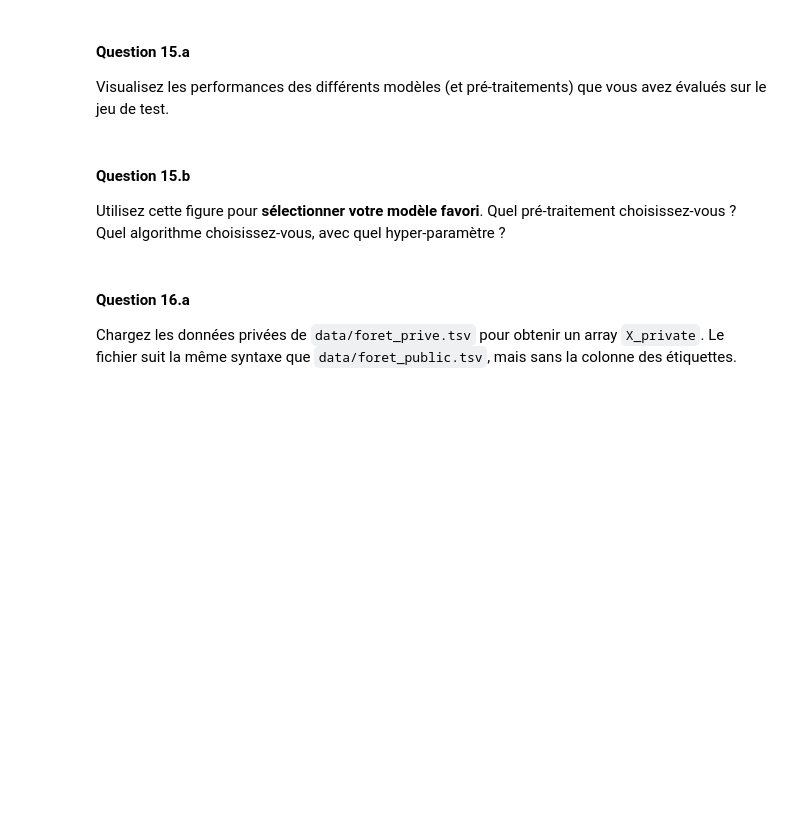
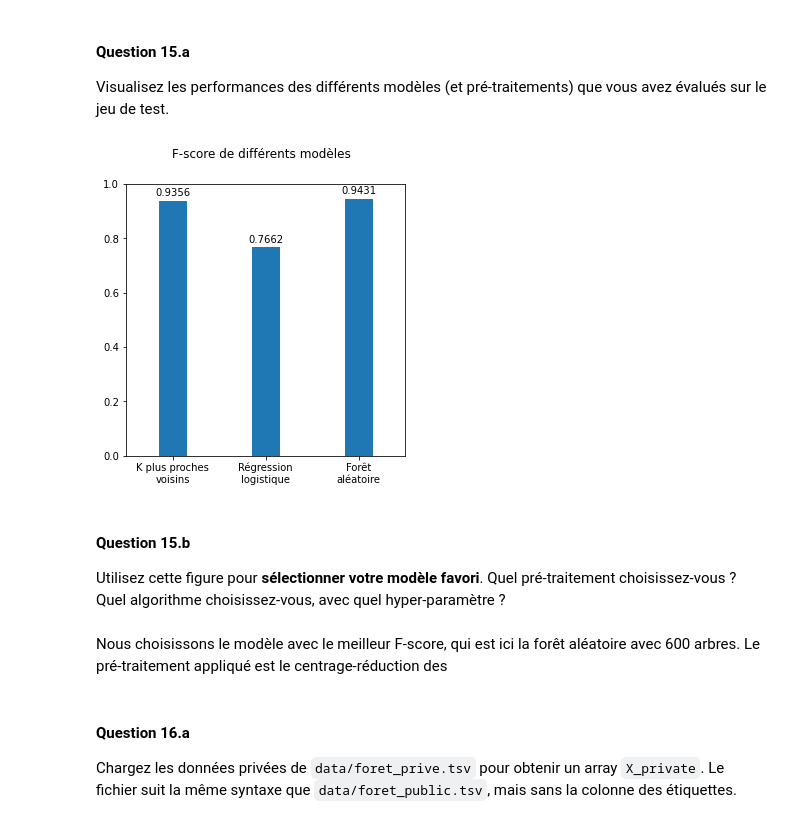
Before and after one commit to LouisJustinTALLOT/projet-science-donnees-bellon-tallot, a Jupyter notebook: Projet.ipynb, the cells around one changed output. Drawn from its saved outputs; the diff is of its cells as text; code cells hidden in the pictures; blank space fills up the shorter version.

```diff
--- a/Projet.ipynb
+++ b/Projet.ipynb
@@ -471,9 +464,44 @@ Le F-score de la forêt aléatoire vaut 0.9400.
 # %% [markdown]
 #### Question 15.a
 Visualisez les performances des différents modèles (et pré-traitements) que vous avez évalués sur le jeu de test.
+# %%
+# la liste contenant nos modèles
+liste_predictors = [
+    neighbors.KNeighborsClassifier(n_neighbors=3),
+    LogisticRegression(penalty='l2', C=3, max_iter=1000),
+    RandomForestClassifier(n_estimators=600),
+]
+# %%
+# on entraîne nos modèles sur nos données d'entraînement
+liste_predictors = [predictor.fit(X_train, y_train) for predictor in liste_predictors]
+# %%
+# on applique les modèles aux données de test
+liste_y_pred = [predictor.predict(X_test) for predictor in liste_predictors]
+# %%
+# on calcule le f-score de nos modèles
+liste_f1_score = [f1_score(y_test, y_pred) for y_pred in liste_y_pred]
+# %%
+plt.figure(figsize=(5, 5))
+
+plt.ylim(0,1)
+plt.xlim(-0.5,2.5)
+plt.bar(["K plus proches\nvoisins", "Régression\nlogistique", "Forêt\naléatoire"],
+        liste_f1_score,
+        width=0.3,
+)
+for x in [0, 1, 2]:
+    plt.gca().text(x, 1.015*liste_f1_score[x],
+                '%1.4f' % (liste_f1_score[x]),
+                ha='center', va='bottom')
+
+plt.suptitle("F-score de différents modèles");
+# %% [output]
+[figure, added]
 # %% [markdown]
 #### Question 15.b
 Utilisez cette figure pour __sélectionner votre modèle favori__. Quel pré-traitement choisissez-vous ? Quel algorithme choisissez-vous, avec quel hyper-paramètre ?
+# %% [markdown]
+Nous choisissons le modèle avec le meilleur F-score, qui est ici la forêt aléatoire avec 600 arbres. Le pré-traitement appliqué est le centrage-réduction des
 # %% [markdown]
 #### Question 16.a
 Chargez les données privées de `data/foret_prive.tsv` pour obtenir un array `X_private`. Le fichier suit la même syntaxe que `data/foret_public.tsv`, mais sans la colonne des étiquettes.
```
Also changed, not shown: parts of 11 cells of this notebook.
